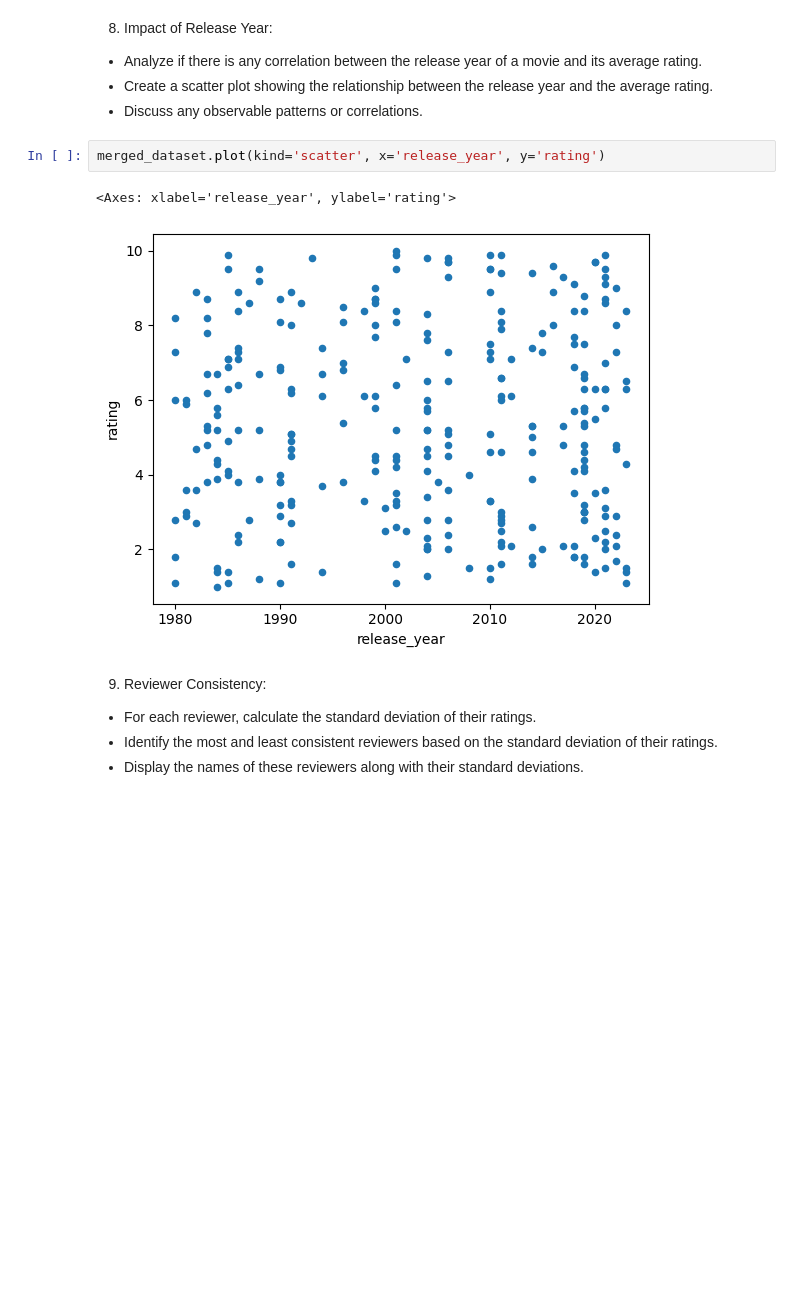
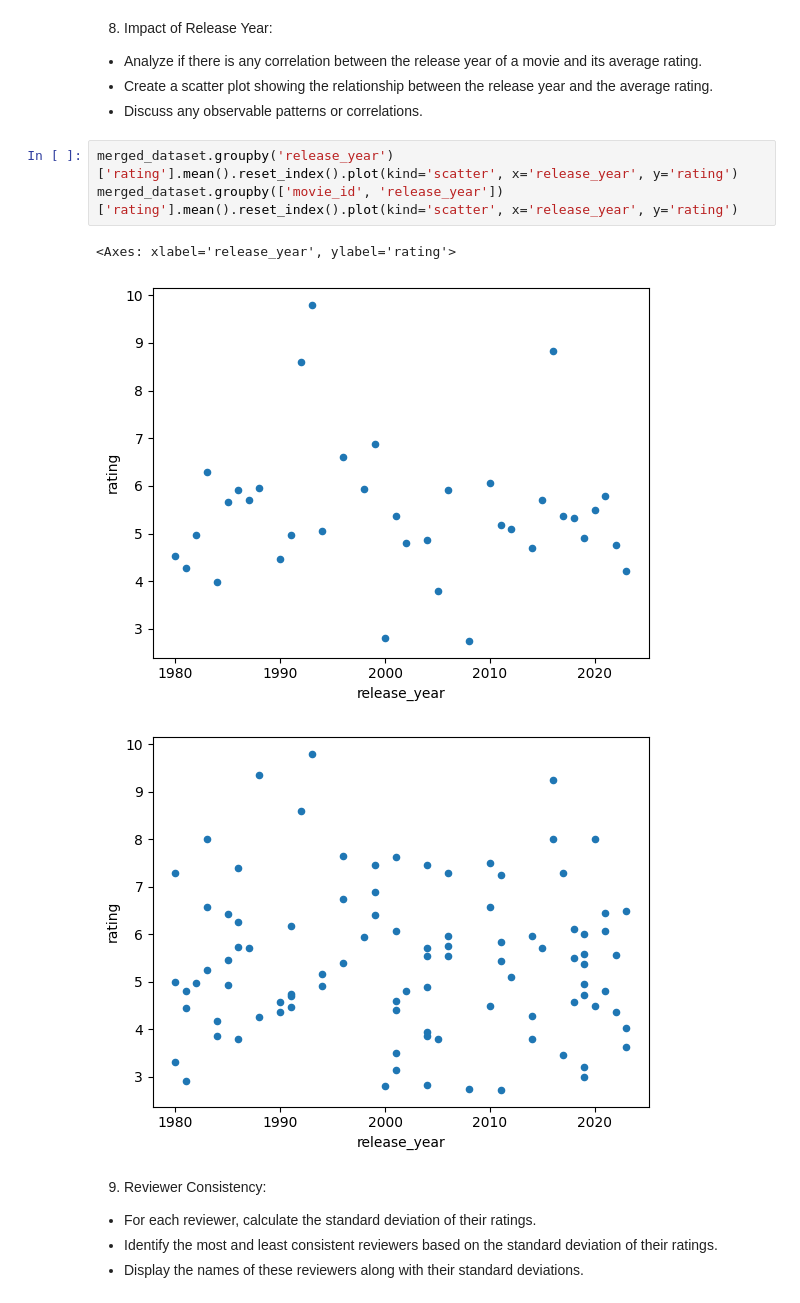
Before and after one commit to UtsumiYoji/A0924ToolsforDataScience, a Jupyter notebook: Lab7-JoiningDataWithPandas/main.ipynb, the cells around one changed output. Drawn from its saved outputs; the diff is of its cells as text; blank space fills up the shorter version.

Commit message:
fix scatter plot and line plot

```diff
--- a/Lab7-JoiningDataWithPandas/main.ipynb
+++ b/Lab7-JoiningDataWithPandas/main.ipynb
@@ -180,10 +180,12 @@ merged_dataset.plot(kind='hist', y='rating', bins=10)
 - Create a scatter plot showing the relationship between the release year and the average rating.
 - Discuss any observable patterns or correlations.
 # %%
-merged_dataset.plot(kind='scatter', x='release_year', y='rating')
+merged_dataset.groupby('release_year')['rating'].mean().reset_index().plot(kind='scatter', x='release_year', y='rating')
+merged_dataset.groupby(['movie_id', 'release_year'])['rating'].mean().reset_index().plot(kind='scatter', x='release_year', y='rating')
 # %% [output]
 <Axes: xlabel='release_year', ylabel='rating'>
-[figure, old version]
+[figure, new version]
+[figure, added]
 # %% [markdown]
 9. Reviewer Consistency:
 - For each reviewer, calculate the standard deviation of their ratings.
```
Also changed, not shown: parts of 2 cells of this notebook.
